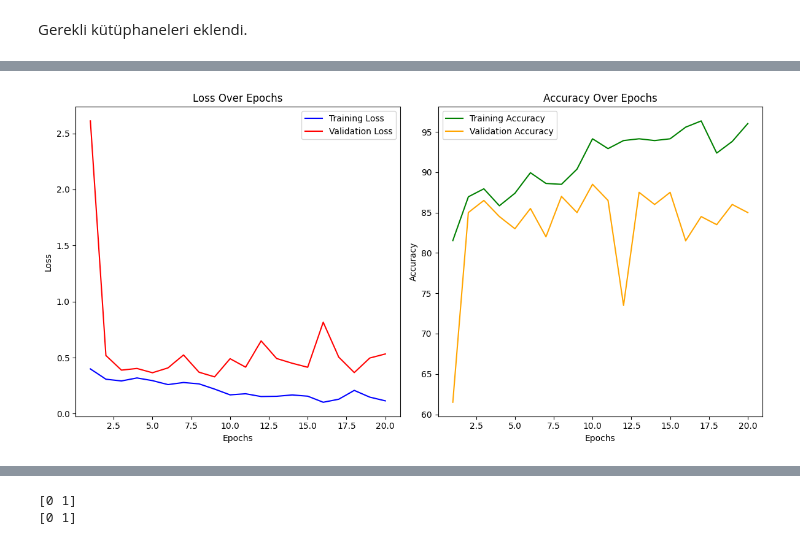
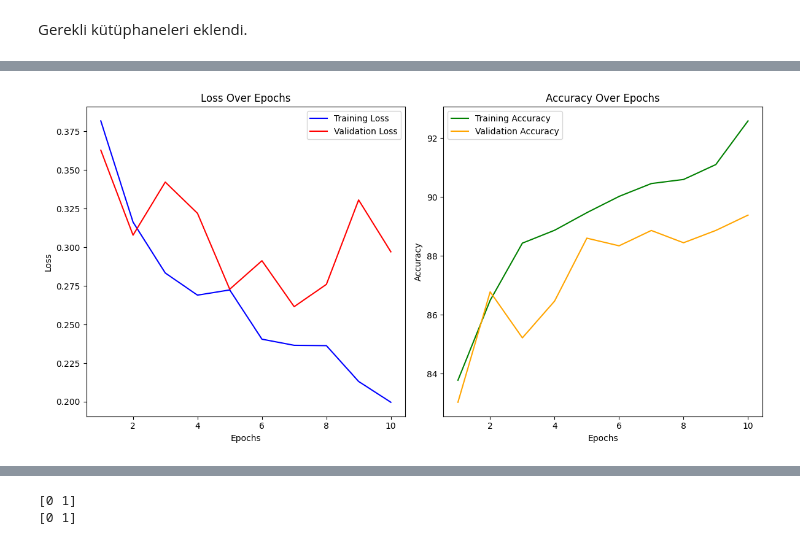
Before and after one commit to bahardmr08/Sagl-ktaYapayZeka, a Jupyter notebook: skin_cancer.ipynb, the cells around one changed output, grey strips where cells are left out. Saved outputs shown, nothing was run; the diff lists cells and outputs as text; code cells hidden in the pictures.

Commit message:
test verisi test edildi

```diff
--- a/skin_cancer.ipynb
+++ b/skin_cancer.ipynb
@@ -18,8 +18,8 @@ from PIL import Image
 from tqdm import tqdm
 # %%
 # Eğitim ve test veri dizinlerinin bulunduğu yerler
-train_data_dir = r'C:\Users\bahar\melanoma_cancer\test'
-test_data_dir = r'C:\Users\bahar\melanoma_cancer\train'
+train_data_dir = r'C:\Users\bahar\melanoma_cancer\train'
+test_data_dir = r'C:\Users\bahar\melanoma_cancer\test'
 # %%
 # Veri yükleme fonksiyonu (yalnızca görüntü dosyalarını seçer)
 def load_data(data_dir):
@@ -93,6 +93,7 @@ import torch
 from torchvision import transforms
 from torch.utils.data import DataLoader, Dataset
 from PIL import Image
+from sklearn.preprocessing import LabelEncoder
 
 # Veri dönüştürme işlemleri
 
@@ -108,7 +109,6 @@ train_transform = transforms.Compose([
     transforms.Normalize(mean=[0.485, 0.456, 0.406], std=[0.229, 0.224, 0.225])
 ])
 
-
 # Test verisi için transform (sadece temel işlemler)
 test_transform = transforms.Compose([
     transforms.Resize((224, 224)),
@@ -116,6 +116,12 @@ test_transform = transforms.Compose([
     transforms.Normalize(mean=[0.485, 0.456, 0.406], std=[0.229, 0.224, 0.225])
 ])
 
+# LabelEncoder ile etiketlerin sayısal hale getirilmesi
+label_encoder = LabelEncoder()
+
+# Etiketleri sayısal hale getirmek için eğitim ve test veri çerçevesini dönüştürme
+train_df['labels'] = label_encoder.fit_transform(train_df['labels'])
+test_df['labels'] = label_encoder.transform(test_df['labels'])
 
 # Özelleştirilmiş Dataset sınıfı
 class SkinCancerDataset(Dataset):
@@ -123,17 +129,28 @@ class SkinCancerDataset(Dataset):
         self.dataframe = dataframe
         self.transform = transform
         self.images = dataframe['filepaths'].values
-        self.labels = dataframe['labels'].values
-
-    def __len__(self):
-        return len(self.dataframe)
+        self.labels = dataframe['labels'].values.astype(int)  # Sayısal etikete dönüştür
 
     def __getitem__(self, idx):
         img_path = self.images[idx]
         image = Image.open(img_path).convert('RGB')
-        label = self.labels[idx]
-
+        label = self.labels[idx]  # Sayısal etiketi alın
         if self.transform:
             image = self.transform(image)
+        return image, label
 
-        return image, label
+    def __len__(self):
+        return len(self.dataframe)  # Dataset'in uzunluğunu döndür
+
+# Eğitim ve test veri setlerinin oluşturulması
+train_dataset = SkinCancerDataset(train_df, transform=train_transform)
+test_dataset = SkinCancerDataset(test_df, transform=test_transform)
+
+# DataLoader oluşturma
+train_loader = DataLoader(train_dataset, batch_size=32, shuffle=True)
+test_loader = DataLoader(test_dataset, batch_size=32, shuffle=False)
+
+# İlk örneğin etiketinin tipini kontrol et
+print(type(train_dataset[0][1]))  # İlk örneğin etiketinin tipi (int olmalı)
+print(train_df['labels'].head())  # Etiketlerin sayısal olduğunu kontrol edin
+print(test_df['labels'].head())  # Test etiketlerinin sayısal olduğunu kontrol edin
@@ -514,33 +581,35 @@ Test Accuracy: 4.14%
 # %%
+import matplotlib.pyplot as plt
+
 # Kayıp ve doğruluk grafiklerini çizme
 def plot_metrics(train_losses, train_accuracies, val_losses, val_accuracies, num_epochs):
     epochs = range(1, num_epochs + 1)
 
     plt.figure(figsize=(12, 6))
 
     # Kayıp (Loss) grafiği
     plt.subplot(1, 2, 1)
     plt.plot(epochs, train_losses, label='Training Loss', color='blue')
     plt.plot(epochs, val_losses, label='Validation Loss', color='red')
     plt.title('Loss Over Epochs')
     plt.xlabel('Epochs')
     plt.ylabel('Loss')
     plt.legend()
 
     # Doğruluk (Accuracy) grafiği
     plt.subplot(1, 2, 2)
     plt.plot(epochs, train_accuracies, label='Training Accuracy', color='green')
     plt.plot(epochs, val_accuracies, label='Validation Accuracy', color='orange')
     plt.title('Accuracy Over Epochs')
     plt.xlabel('Epochs')
     plt.ylabel('Accuracy')
     plt.legend()
 
     plt.tight_layout()
     plt.show()
 
 # Grafik çizme
-plot_metrics(train_losses, train_accuracies, val_losses, val_accuracies, num_epochs=20)
+plot_metrics(train_losses, train_accuracies, val_losses, val_accuracies, num_epochs=10)
 # %% [output]
-[figure, old version]
+[figure, new version]
 # %%
```
Also changed, not shown: parts of 13 cells of this notebook, 10 other files.
